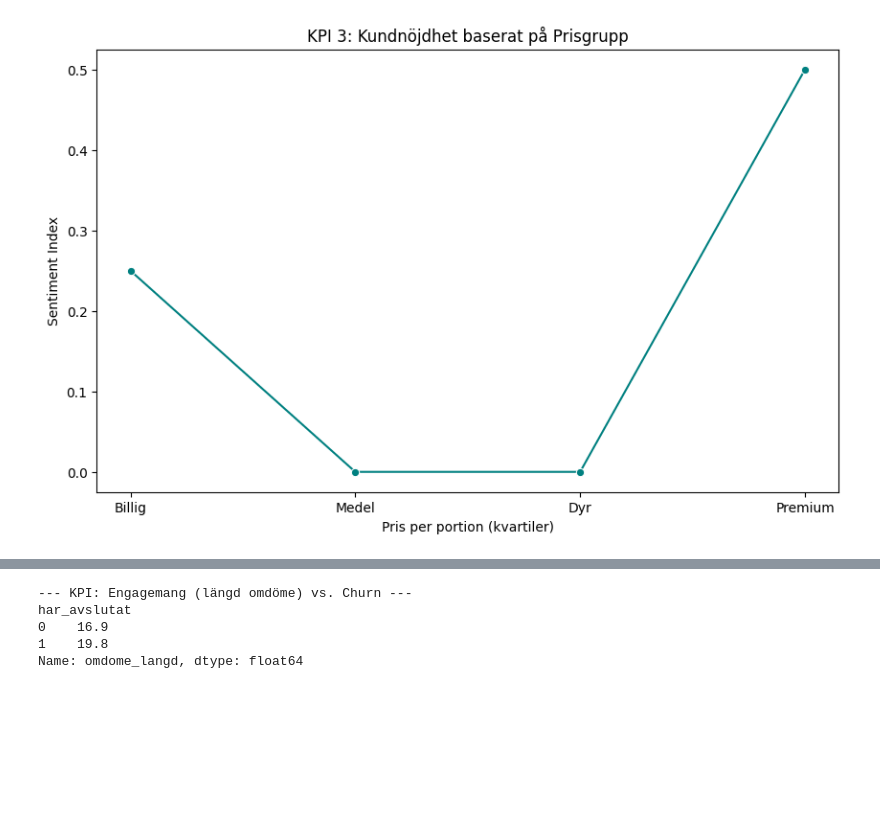
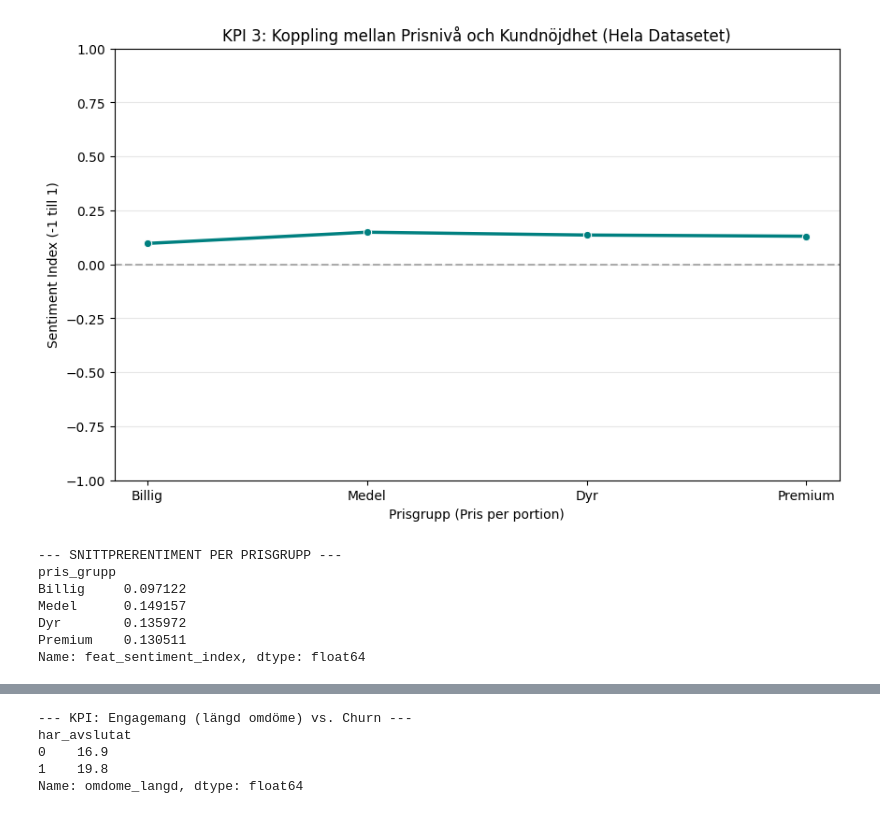
Before and after one commit to johanfinnrydberg-tech/data-uppgift-, a Jupyter notebook: KPI_matkassen.ipynb, the cells around one changed output, grey strips where cells are left out. Drawn from its saved outputs; the diff is of its cells as text; code cells hidden in the pictures; blank space fills up the shorter version.

```diff
--- a/KPI_matkassen.ipynb
+++ b/KPI_matkassen.ipynb
@@ -4,13 +4,10 @@ import sqlite3
 import seaborn as sns
 import matplotlib.pyplot as plt
 # %%
-# 1. Anslut till databasen du skapade tidigare
+
+
+# Hämta från databasen du nyss skapade
 conn = sqlite3.connect("matkassen_data.db")
-
-# 2. Läs in den färdigtvättade tabellen (processed_data)
-# Nu har du alla kolumner som 'feat_sentiment_index' och 'kassatyp' redo!
-df = pd.read_sql("SELECT * FROM processed_data", conn)
-
-# 3. Stäng anslutningen
+df_final = pd.read_sql("SELECT * FROM processed_training_data", conn)
 conn.close()
 # %%
@@ -64,15 +64,36 @@ Name: har_avslutat, dtype: float64
 # %%
-# Dela upp priset i grupper (bins) för att se mönster
-df['pris_grupp'] = pd.qcut(df['pris_per_portion'], q=4, labels=['Billig', 'Medel', 'Dyr', 'Premium'])
-price_sentiment = df.groupby('pris_grupp')['feat_sentiment_index'].mean()
+# 1. Använd df_final och rensa bort rader utan pris/sentiment för en korrekt analys
+df_analysis = df_final.dropna(subset=['pris_per_portion', 'feat_sentiment_index']).copy()
 
-# Visualisering
+# 2. Dela upp priset i grupper baserat på hela datasetet
+# q=4 delar upp kunderna i fyra lika stora grupper (kvartiler)
+df_analysis['pris_grupp'] = pd.qcut(df_analysis['pris_per_portion'], q=4, labels=['Billig', 'Medel', 'Dyr', 'Premium'])
+
+# 3. Beräkna genomsnittligt sentiment per prisgrupp
+price_sentiment = df_analysis.groupby('pris_grupp')['feat_sentiment_index'].mean()
+
+# 4. Visualisering
 plt.figure(figsize=(10, 6))
-sns.lineplot(x=price_sentiment.index, y=price_sentiment.values, marker='o', color='teal')
-plt.title("KPI 3: Kundnöjdhet baserat på Prisgrupp")
-plt.ylabel("Sentiment Index")
-plt.xlabel("Pris per portion (kvartiler)")
+sns.lineplot(x=price_sentiment.index, y=price_sentiment.values, marker='o', color='teal', linewidth=2.5)
+
+# Förtydliga grafen
+plt.axhline(0, color='black', linestyle='--', alpha=0.3)
+plt.ylim(-1, 1)
+plt.title("KPI 3: Koppling mellan Prisnivå och Kundnöjdhet (Hela Datasetet)")
+plt.ylabel("Sentiment Index (-1 till 1)")
+plt.xlabel("Prisgrupp (Pris per portion)")
+plt.grid(axis='y', alpha=0.3)
 plt.show()
+
+print("--- SNITTPRERENTIMENT PER PRISGRUPP ---")
+print(price_sentiment)
 # %% [output]
-[figure, old version]
+[figure, new version]
+--- SNITTPRERENTIMENT PER PRISGRUPP ---
+pris_grupp
+Billig     0.097122
+Medel      0.149157
+Dyr        0.135972
+Premium    0.130511
+Name: feat_sentiment_index, dtype: float64
 # %%
```
Also changed, not shown: parts of 6 cells of this notebook, 1 other file.
